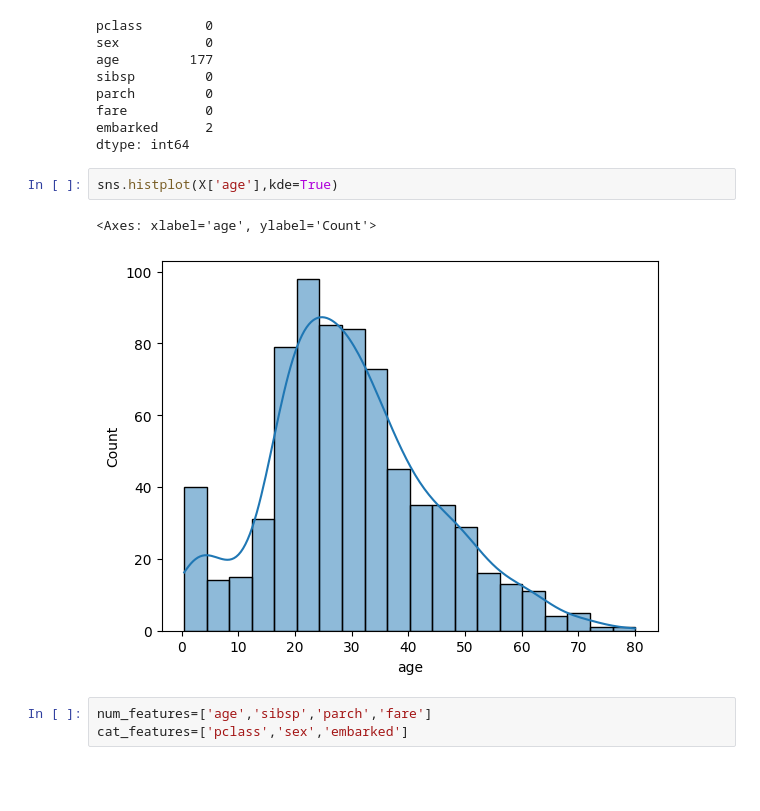
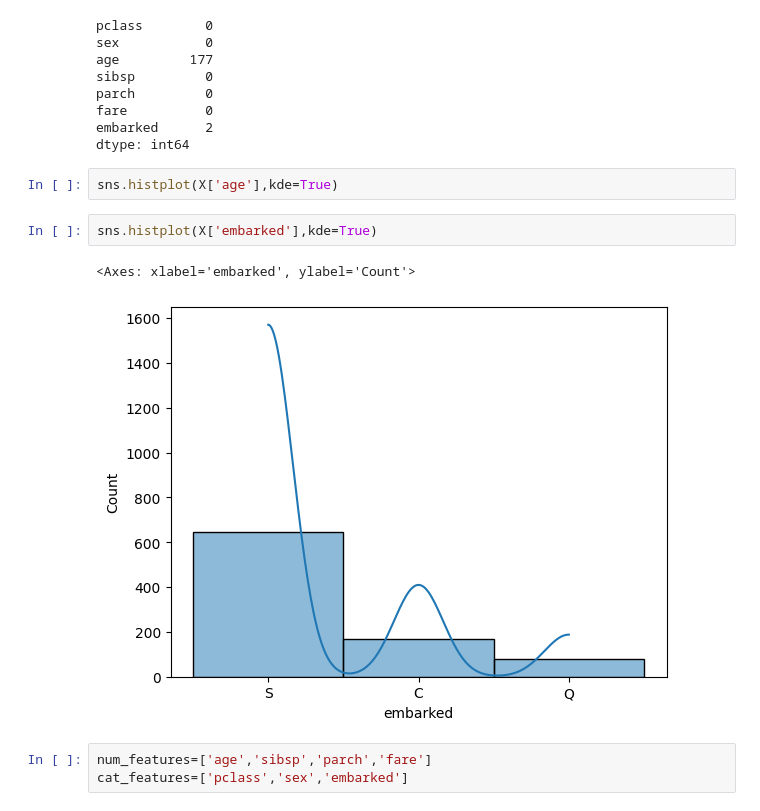
Before and after one commit to ahmedessammdev-hub/featureEngnering, a Jupyter notebook: missing_values.ipynb, the cells around one changed output. Saved outputs shown, nothing was run; the diff lists cells and outputs as text; blank space fills up the shorter version.

```diff
--- a/missing_values.ipynb
+++ b/missing_values.ipynb
@@ -48,11 +48,13 @@ parch         0
 fare          0
 embarked      2
 dtype: int64
+# %%
+sns.histplot(X['age'],kde=True)
 # %%
-sns.histplot(X['age'],kde=True)
+sns.histplot(X['embarked'],kde=True)
 # %% [output]
-<Axes: xlabel='age', ylabel='Count'>
+<Axes: xlabel='embarked', ylabel='Count'>
-[figure, old version]
+[figure, new version]
 # %%
 num_features=['age','sibsp','parch','fare']
 cat_features=['pclass','sex','embarked']
```
Also changed, not shown: 1 other file.
